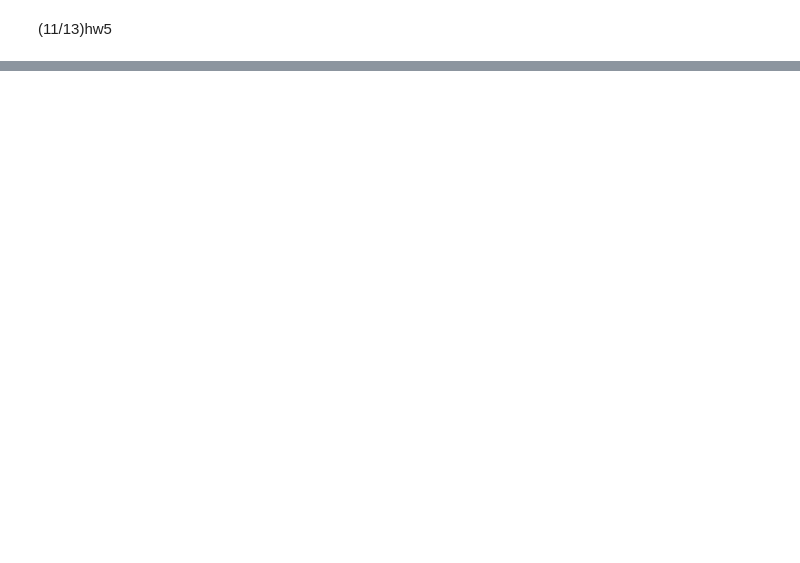
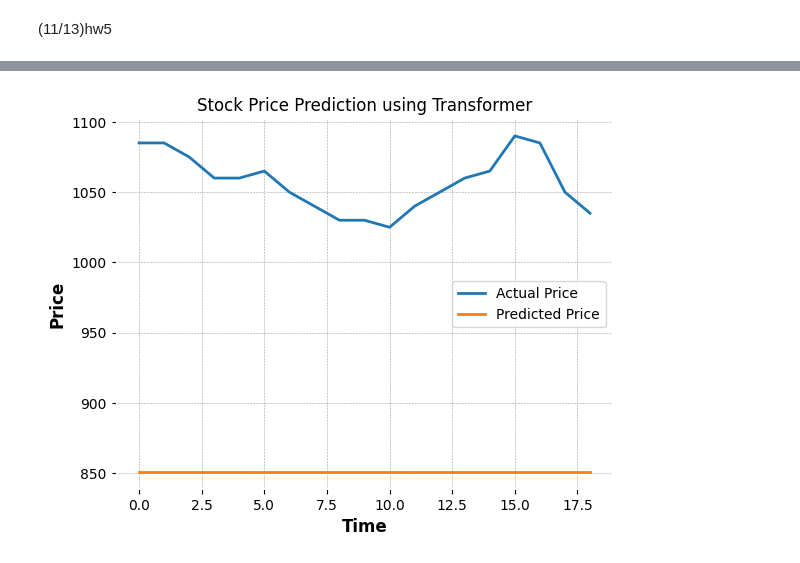
Before and after one commit to 108213043/stonk, a Jupyter notebook: 金融hw5.ipynb, the cells around one changed output, grey strips where cells are left out. Saved outputs shown, nothing was run; the diff lists cells and outputs as text; code cells hidden in the pictures; blank space fills up the shorter version.

```diff
--- a/金融hw5.ipynb
+++ b/金融hw5.ipynb
@@ -479,0 +481,91 @@ Mean Squared Error (MSE): 1105.2644698184572
+# %%
+import numpy as np
+import pandas as pd
+from sklearn.preprocessing import MinMaxScaler
+from sklearn.model_selection import train_test_split
+from sklearn.metrics import mean_squared_error
+import tensorflow as tf
+import matplotlib.pyplot as plt
+
+# 假設已經有 DataFrame 'data'，包含股價的歷史數據
+data = df_yahoo  # 替換為你的檔案路徑
+prices = data['Close'].values.reshape(-1, 1)
+
+# 資料標準化
+scaler = MinMaxScaler(feature_range=(0, 1))
+scaled_prices = scaler.fit_transform(prices)
+
+# 定義窗口大小，這裡設定為 20 天
+window_size = 20
+
+# 準備訓練數據
+X, y = [], []
+for i in range(len(scaled_prices) - window_size):
+    X.append(scaled_prices[i:i+window_size])
+    y.append(scaled_prices[i+window_size])
+
+X, y = np.array(X), np.array(y)
+
+# 分割訓練集和測試集
+X_train, X_test, y_train, y_test = train_test_split(X, y, test_size=0.2, shuffle=False)
+
+# 轉換輸入形狀，以適配 Transformer 模型的需求
+X_train = X_train.reshape(-1, window_size, 1)
+X_test = X_test.reshape(-1, window_size, 1)
+
+# 定義 Transformer 模型
+class TransformerBlock(tf.keras.layers.Layer):
+    def __init__(self, embed_dim, num_heads, ff_dim, rate=0.1):
+        super(TransformerBlock, self).__init__()
+        self.att = tf.keras.layers.MultiHeadAttention(num_heads=num_heads, key_dim=embed_dim)
+        self.ffn = tf.keras.Sequential([
+            tf.keras.layers.Dense(ff_dim, activation="relu"),
+            tf.keras.layers.Dense(embed_dim),
+        ])
+        self.layernorm1 = tf.keras.layers.LayerNormalization(epsilon=1e-6)
+        self.layernorm2 = tf.keras.layers.LayerNormalization(epsilon=1e-6)
+        self.dropout1 = tf.keras.layers.Dropout(rate)
+        self.dropout2 = tf.keras.layers.Dropout(rate)
+
+    def call(self, inputs, training=None):
+        attn_output = self.att(inputs, inputs)
+        attn_output = self.dropout1(attn_output, training=training)
+        out1 = self.layernorm1(inputs + attn_output)
+        ffn_output = self.ffn(out1)
+        ffn_output = self.dropout2(ffn_output, training=training)
+        return self.layernorm2(out1 + ffn_output)
+
+# Transformer 模型結構
+def build_transformer_model(input_shape):
+    inputs = tf.keras.Input(shape=input_shape)
+    transformer_block = TransformerBlock(embed_dim=32, num_heads=2, ff_dim=32)
+    x = transformer_block(inputs, training=True)  # 傳入 training=True
+    x = tf.keras.layers.GlobalAveragePooling1D()(x)
+    x = tf.keras.layers.Dropout(0.1)(x)
+    x = tf.keras.layers.Dense(20, activation="relu")(x)
+    outputs = tf.keras.layers.Dense(1)(x)
+    model = tf.keras.Model(inputs=inputs, outputs=outputs)
+    return model
+
+model = build_transformer_model((window_size, 1))
+model.compile(optimizer='adam', loss='mse')
+history = model.fit(X_train, y_train, epochs=50, validation_data=(X_test, y_test))
+
+# 預測測試集並進行反標準化
+predicted = model.predict(X_test)
+predicted_prices = scaler.inverse_transform(predicted)
+actual_prices = scaler.inverse_transform(y_test.reshape(-1, 1))
+
+# 繪製預測與實際價格的比較圖
+plt.plot(actual_prices, label="Actual Price")
+plt.plot(predicted_prices, label="Predicted Price")
+plt.xlabel("Time")
+plt.ylabel("Price")
+plt.title("Stock Price Prediction using Transformer")
+plt.legend()
+plt.show()
+
+# 計算均方誤差 (MSE) 作為分析指標
+mse = mean_squared_error(actual_prices, predicted_prices)
+print(f"Mean Squared Error (MSE): {mse}")
+# %% [output]
@@ -479,0 +589 @@ Mean Squared Error (MSE): 1105.2644698184572
+[figure, added]
```
Also changed, not shown: parts of 9 cells of this notebook.
